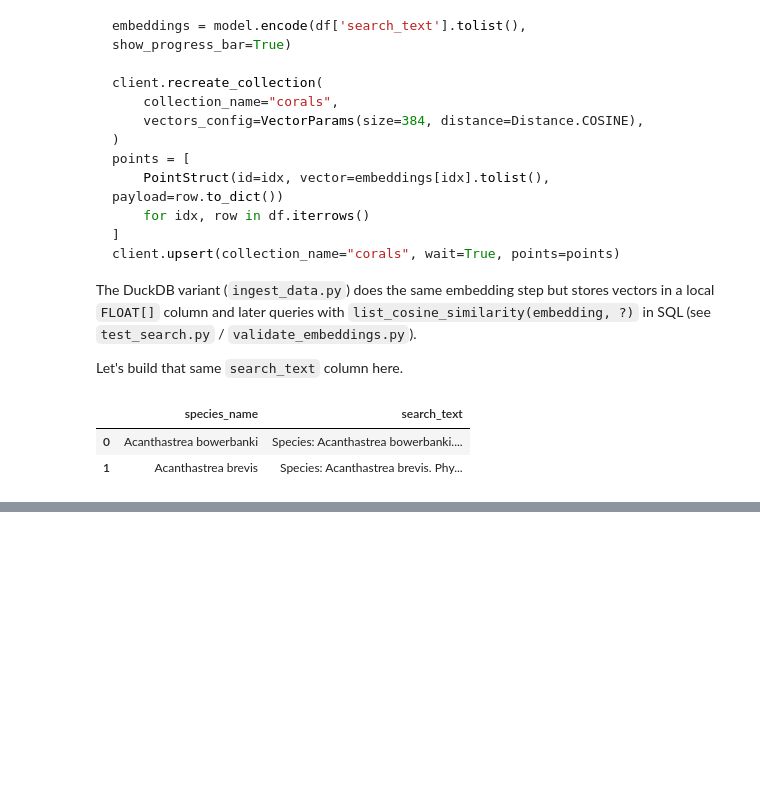
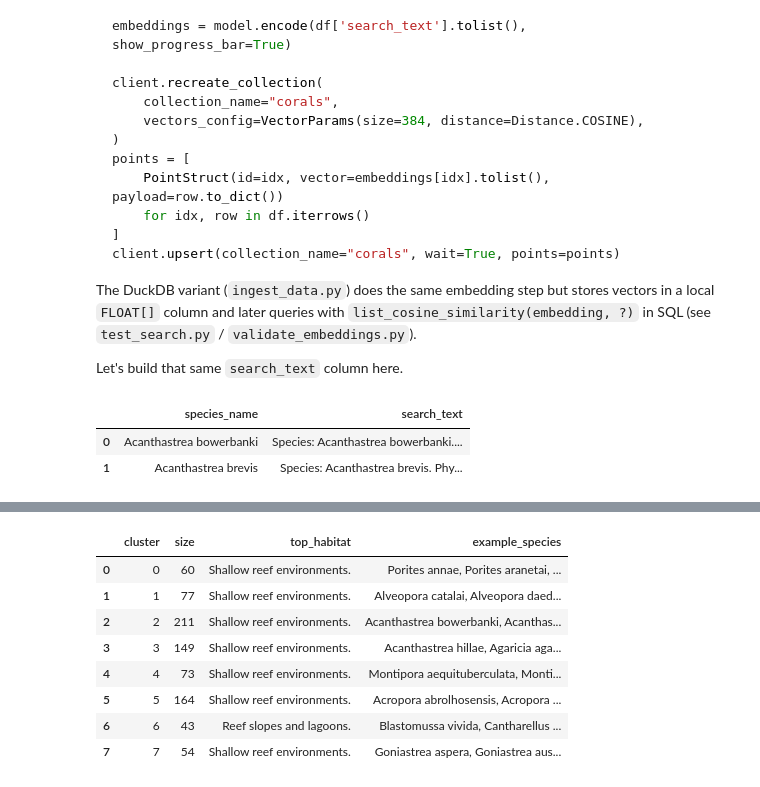
Before and after one commit to thompgt/coral-reef, a Jupyter notebook: Demo.ipynb, the cells around one changed output, grey strips where cells are left out. Drawn from its saved outputs; the diff is of its cells as text; code cells hidden in the pictures; blank space fills up the shorter version.

```diff
--- a/Demo.ipynb
+++ b/Demo.ipynb
@@ -240,0 +237,22 @@ This is purely illustrative: TF-IDF captures lexical overlap, not the deeper sem
+# %%
+from sentence_transformers import SentenceTransformer
+
+MODEL_NAME = 'all-MiniLM-L6-v2'
+print(f'Loading {MODEL_NAME} (cached locally, no download needed)...')
+t0 = time.time()
+model = SentenceTransformer(MODEL_NAME)
+load_time = time.time() - t0
+print(f'Model loaded in {load_time:.2f}s')
+
+print(f'Embedding {len(df)} species descriptions...')
+t0 = time.time()
+embeddings = model.encode(
+    df['search_text'].tolist(),
+    show_progress_bar=True,
+    normalize_embeddings=True,   # so cosine similarity == dot product
+    convert_to_numpy=True,
+).astype('float32')
+embed_time = time.time() - t0
+
+print(f'Embedded {len(df)} species in {embed_time:.2f}s '
+      f'({len(df) / embed_time:.1f} species/sec) -> matrix shape {embeddings.shape}')
@@ -295,0 +466,28 @@ Query: "encrusting colonies on lower reef slopes"
+# %%
+from sklearn.cluster import KMeans
+
+N_CLUSTERS = 8
+kmeans = KMeans(n_clusters=N_CLUSTERS, random_state=42, n_init=10)
+df['cluster'] = kmeans.fit_predict(embeddings)
+
+summary_rows = []
+for c in range(N_CLUSTERS):
+    members = df[df['cluster'] == c]
+    summary_rows.append({
+        'cluster': c,
+        'size': len(members),
+        'top_habitat': members['primary_habitat'].value_counts().idxmax(),
+        'example_species': ', '.join(members['species_name'].head(3).tolist()),
+    })
+
+pd.DataFrame(summary_rows)
+# %% [output]
+|  | cluster | size | top_habitat | example_species |
+| 0 | 0 | 60 | Shallow reef environments. | Porites annae, Porites aranetai, ... |
+| 1 | 1 | 77 | Shallow reef environments. | Alveopora catalai, Alveopora daed... |
+| 2 | 2 | 211 | Shallow reef environments. | Acanthastrea bowerbanki, Acanthas... |
+| 3 | 3 | 149 | Shallow reef environments. | Acanthastrea hillae, Agaricia aga... |
+| 4 | 4 | 73 | Shallow reef environments. | Montipora aequituberculata, Monti... |
+| 5 | 5 | 164 | Shallow reef environments. | Acropora abrolhosensis, Acropora ... |
+| 6 | 6 | 43 | Reef slopes and lagoons. | Blastomussa vivida, Cantharellus ... |
+| 7 | 7 | 54 | Shallow reef environments. | Goniastrea aspera, Goniastrea aus... |
```
Also changed, not shown: parts of 26 cells of this notebook, 1 other file.
